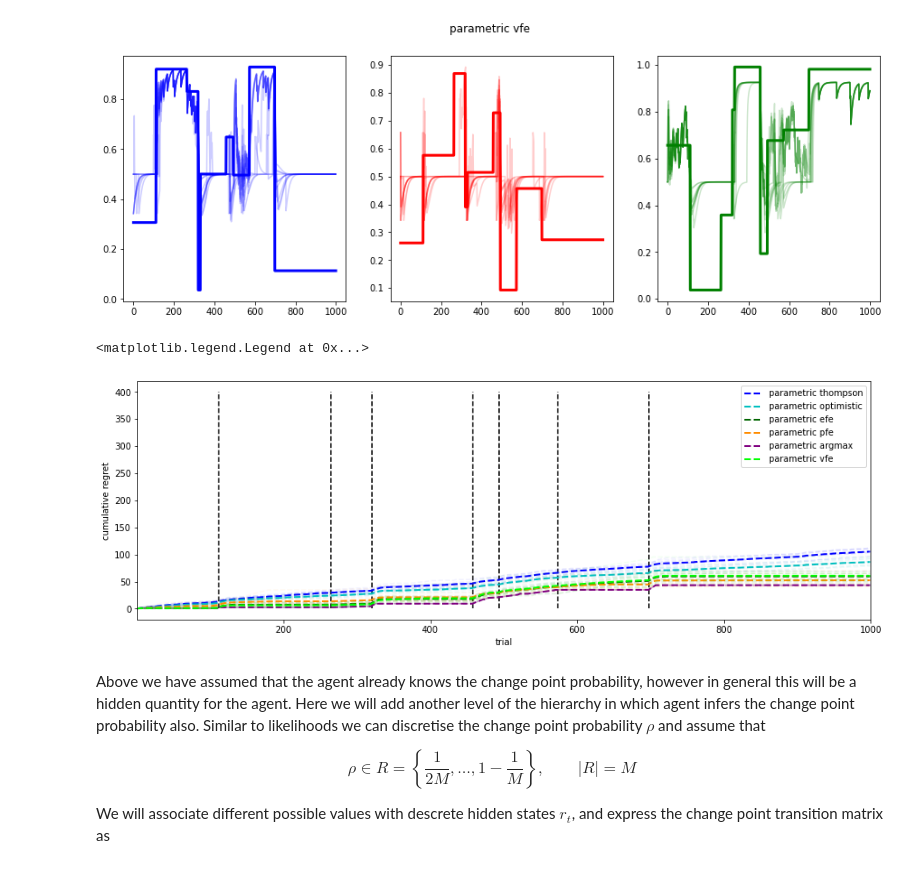
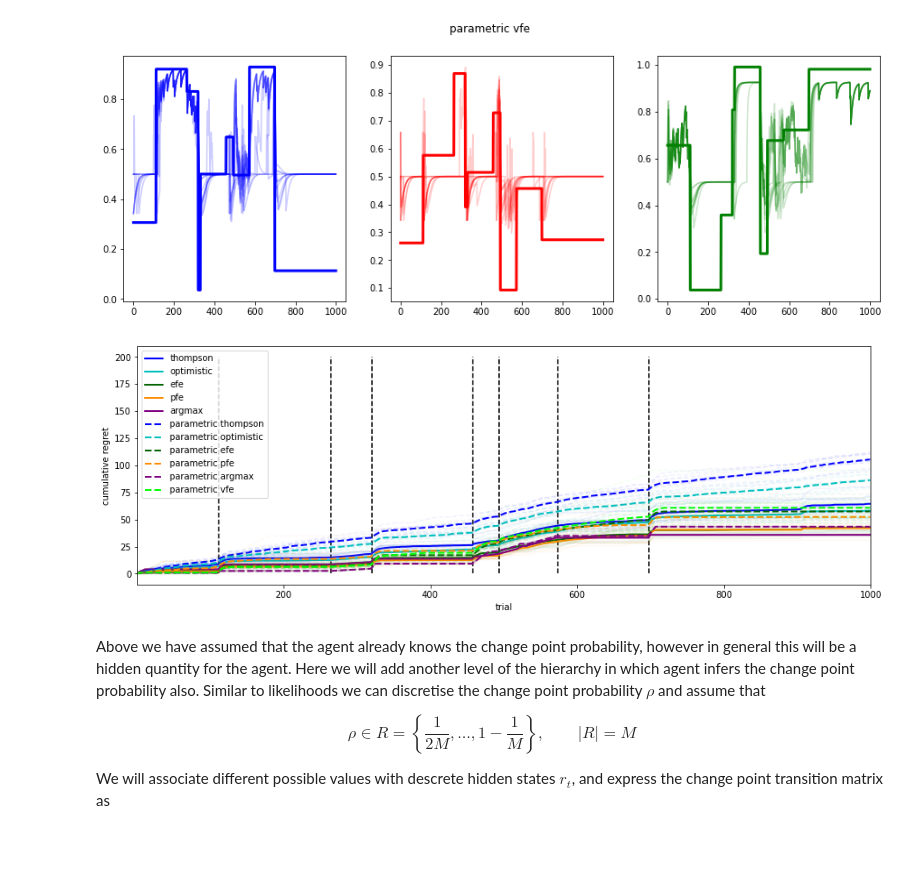
Before and after one commit to dimarkov/aibandits, a Jupyter notebook: piecewise_stationary_bandits_comparison.ipynb, the cells around one changed output. Drawn from its saved outputs; the diff is of its cells as text; code cells hidden in the pictures.

```diff
--- a/piecewise_stationary_bandits_comparison.ipynb
+++ b/piecewise_stationary_bandits_comparison.ipynb
@@ -313,7 +315,7 @@ plt.legend();
 # %% [markdown]
 Vertical dashed lines denote change points.
 # %%
-lamb = 0.92
+kappa = 0.92
 
 def parametric_learning(outcomes, choices, priors):
     post_p, post_alpha = priors
@@ -321,10 +323,10 @@ def parametric_learning(outcomes, choices, priors):
     #obs = np.zeros((N,K)) + 0.5
     #for n,k in enumerate(choices):
     #    obs = ops.index_update(obs, ops.index[n,k], outcomes.astype(np.int32)[n,k])
-    #alpha_0 = 1 - obs + lamb * post_alpha[:,0] + 1 - lamb
-    #alpha_1 = obs + lamb * post_alpha[:,1] + 1 - lamb
-    alpha_0 = lamb * post_alpha[:,0] + 1 - lamb
-    alpha_1 = lamb * post_alpha[:,1] + 1 - lamb
+    #alpha_0 = 1 - obs + kappa * post_alpha[:,0] + 1 - kappa
+    #alpha_1 = obs + kappa * post_alpha[:,1] + 1 - kappa
+    alpha_0 = kappa * post_alpha[:,0] + 1 - kappa
+    alpha_1 = kappa * post_alpha[:,1] + 1 - kappa
     obs = outcomes.astype(np.float32)
     for n,k in enumerate(choices):
             alpha_0 = ops.index_update(alpha_0, ops.index[n,k], \
@@ -333,7 +335,7 @@ def parametric_learning(outcomes, choices, priors):
                                    obs[n,k] + alpha_1[n,k])
     q_alpha = np.array([alpha_0, alpha_1]).transpose((1,0,2))
 
-    q_p = lamb * q_alpha + 1 - lamb
+    q_p = kappa * q_alpha + 1 - kappa
     q_p /= q_p.sum(axis=-2)[:,np.newaxis,:]
 
     return (q_p, q_alpha)
@@ -347,9 +349,9 @@ def parametric_argmax(beliefs, rng_key):
 
 def parametric_thompson(beliefs, rng_key):
     #Thompson sampling
-    # use lambda*alpha + 1 - lambda instead of post alpha?
+    # use kappa*alpha + 1 - kappa instead of post alpha?
     post_p, post_alpha = beliefs
-    alpha = lamb * post_alpha + 1 - lamb
+    alpha = kappa * post_alpha + 1 - kappa
     sample = random.dirichlet(rng_key, alpha.transpose((0,2,1)))
     outcome_probs = sample[:,:,1] # map states to underlying outcome probabilities of different arms
     choices = outcome_probs.argmax(-1) # select choices with maximal outcome probability
@@ -358,8 +360,8 @@ def parametric_thompson(beliefs, rng_key):
 def parametric_optimistic(beliefs, rng_key):
     #Optimistic thompson sampling
     post_p, post_alpha = beliefs
-    # use lambda*alpha + 1 - lambda instead of post alpha?
-    alpha = lamb * post_alpha + 1 - lamb
+    # use kappa*alpha + 1 - kappa instead of post alpha?
+    alpha = kappa * post_alpha + 1 - kappa
     sample = random.dirichlet(rng_key, alpha.transpose((0,2,1)))
     outcome_probs = sample[:,:,1] # map states to underlying outcome probabilities of different arms
     mean_probs = post_p[:,1,:]
@@ -370,9 +372,11 @@ def parametric_optimistic(beliefs, rng_key):
 H_ks = - np.sum(np.nan_to_num(log_po_ks) * po_ks, -1) \
        - np.sum(np.nan_to_num(log_1_po_ks) * (1 - po_ks), -1)
 
-def parametric_efe(beliefs, rng_key, gamma=10):
+def parametric_efe(beliefs, rng_key, prop=10, lamb=1.):
     # active inference
     post_p, post_alpha = beliefs
+
+    gamma = prop / lamb
     #H_s = gammaln(post_alpha[:,0]) + gammaln(post_alpha[:,1]) - gammaln(post_alpha.sum(axis=1)) \
     #        - (post_alpha[:,0]-1)*digamma(post_alpha[:,0]) - (post_alpha[:,1]-1)*digamma(post_alpha[:,1]) \
     #        + (post_alpha.sum(axis=1)-2)*digamma(post_alpha.sum(axis=1))
@@ -386,10 +390,12 @@ def parametric_efe(beliefs, rng_key, gamma=10):
     choices = random.categorical(rng_key, gamma * G_s) # sample choices
     return choices
 
-def parametric_pfe(beliefs, rng_key, gamma=10):
+def parametric_pfe(beliefs, rng_key, prop=10, lamb=1.):
     # active inference
     post_p, post_alpha = beliefs
-    G_s = lamb*(2 * post_p[:,1] - 1)
+
+    gamma = prop / lamb
+    G_s = kappa*(2 * post_p[:,1] - 1)
 
     choices = random.categorical(rng_key, gamma * G_s) # sample choices
     return choices
@@ -475,40 +481,40 @@ def calc_probs(choices):
     probs = np.stack([lax.index_take(true_probs, [np.arange(T), choices[:, n]], (0, 1)) for n in range(N)], 0)
     return probs
 
 states_probs = [calc_probs(s['choices']) for s in sequence_states]
 parametric_probs = [calc_probs(s['choices']) for s in sequence_parametric]
 
 max_probs = lax.index_take(true_probs, [np.arange(T), true_probs.argmax(-1)], (0, 1))
 
 n_smpl = 100
 random_choices = random.categorical(random.PRNGKey(547890), np.zeros(K), shape=(T, n_smpl))
 random_probs = np.stack([lax.index_take(true_probs, [np.arange(T), random_choices[:, n]], (0, 1)) for n in range(n_smpl)], 0)
 
 
 fig, axes = plt.subplots(1, 1, figsize=(15, 5))
 
 changes = np.concatenate([np.zeros(1), np.abs(np.diff(true_probs.argmax(-1)))], -1)
-plt.vlines(np.nonzero(changes), 0, 400, linestyle='--')
+plt.vlines(np.nonzero(changes), 0, 200, linestyle='--')
 
 line_colors = ['b', 'c', 'darkgreen', 'darkorange', 'purple', 'lime']
 
-#for i,probs in enumerate(states_probs):
-#    regret = np.cumsum(max_probs - probs, -1).T
-#    plt.plot(regret, line_colors[i], alpha=.05);
-#    plt.plot(regret.mean(-1), line_colors[i], label=labels_states[i], lw=2)
+for i,probs in enumerate(states_probs):
+    regret = np.cumsum(max_probs - probs, -1).T
+    plt.plot(regret, line_colors[i], alpha=.05);
+    plt.plot(regret.mean(-1), line_colors[i], label=labels_states[i], lw=2)
 
 for i,probs in enumerate(parametric_probs):
     regret = np.cumsum(max_probs - probs, -1).T
     plt.plot(regret, line_colors[i], linestyle='--', alpha=.05);
     plt.plot(regret.mean(-1), line_colors[i], linestyle='--', label=labels_parametric[i], lw=2)
 
 plt.xlim(1, T)
 plt.xlabel('trial')
 plt.ylabel('cumulative regret')
 plt.legend()
+plt.show()
 # %% [output]
-<matplotlib.legend.Legend at 0x...>
-[figure, old version]
+[figure, new version]
 # %% [markdown]
 Above we have assumed that the agent already knows the change point probability, however in general this will be a hidden quantity for the agent. Here we will add another level of the hierarchy in which agent infers the change point probability also. Similar to likelihoods we can discretise the change point probability $\rho$ and assume that
 
```
Also changed, not shown: parts of 2 cells of this notebook.
